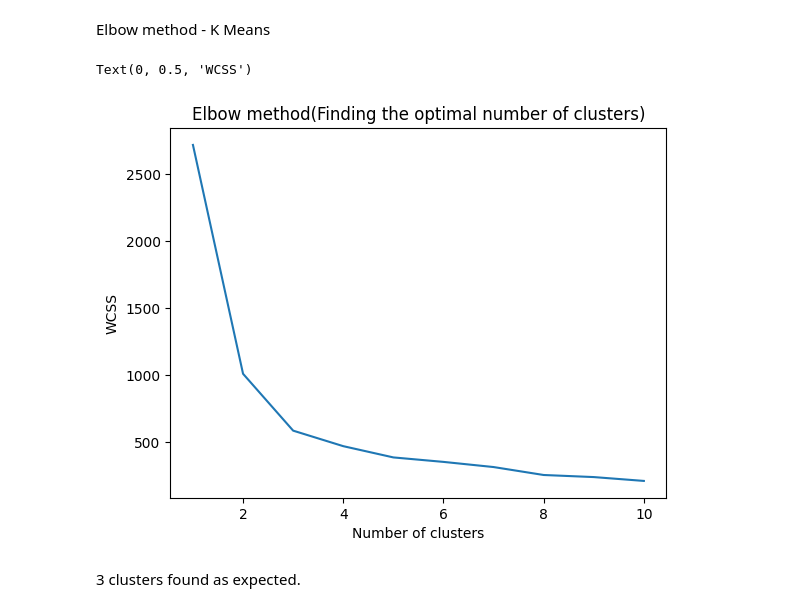
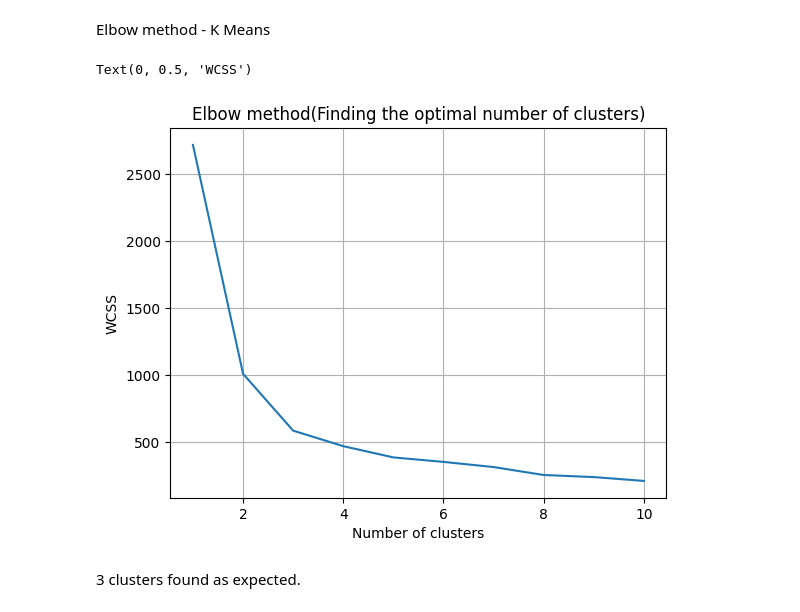
Before and after one commit to severussnape19/Machine_learning, a Jupyter notebook: seeds/seeds.ipynb, the cells around one changed output. Saved outputs shown, nothing was run; the diff lists cells and outputs as text; code cells hidden in the pictures.

```diff
--- a/seeds/seeds.ipynb
+++ b/seeds/seeds.ipynb
@@ -118,17 +120,18 @@ Elbow method - K Means
 # %%
 from sklearn.cluster import KMeans
 wcss = []
 for i in range(1, 11):
   kmeans = KMeans(n_clusters = i, init = 'k-means++', random_state = 0)
   kmeans.fit(X)
   wcss.append(kmeans.inertia_)
 plt.plot(range(1, 11), wcss)
 plt.title("Elbow method(Finding the optimal number of clusters)")
 plt.xlabel("Number of clusters")
+plt.grid(True)
 plt.ylabel("WCSS")
 # %% [output]
 Text(0, 0.5, 'WCSS')
-[figure, old version]
+[figure, new version]
 # %% [markdown]
 3 clusters found as expected.
 # %%
```
Also changed, not shown: parts of 2 cells of this notebook.
